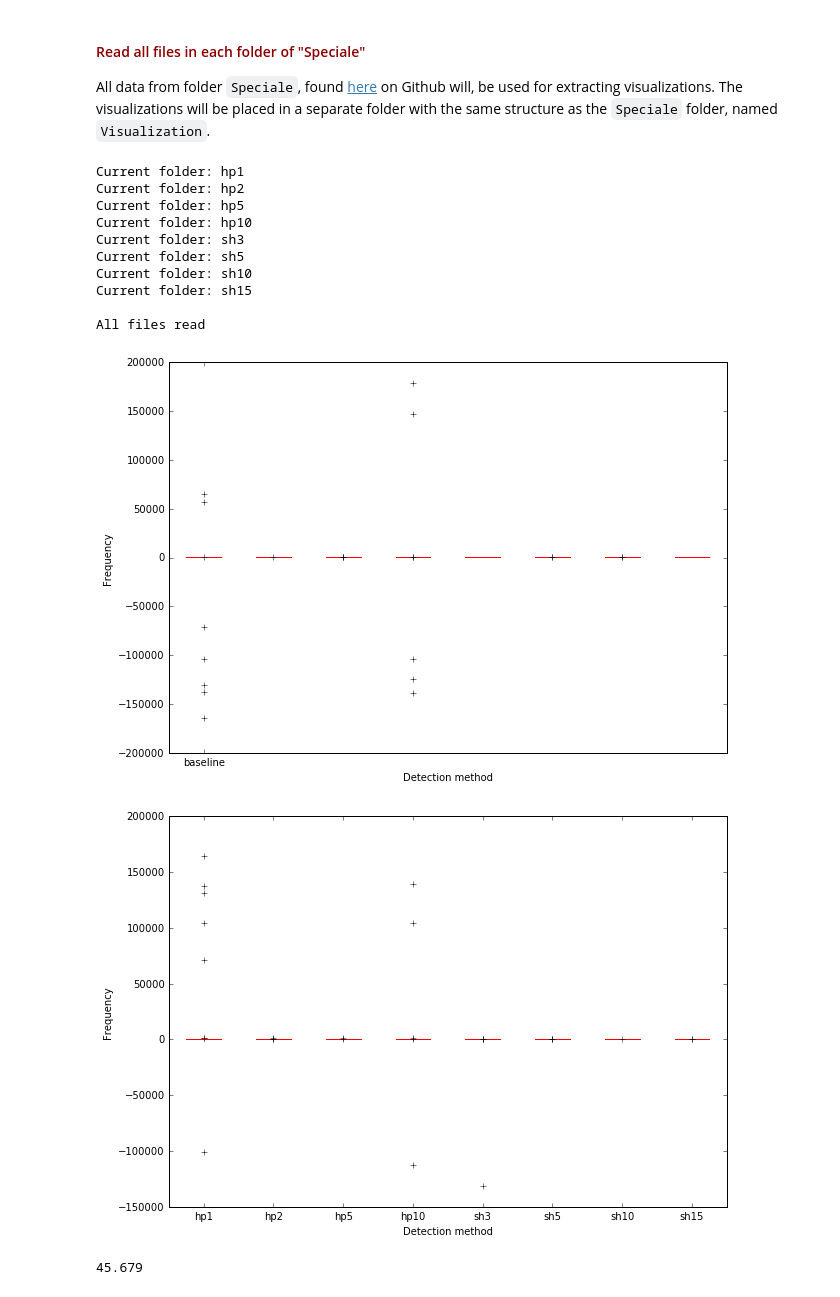
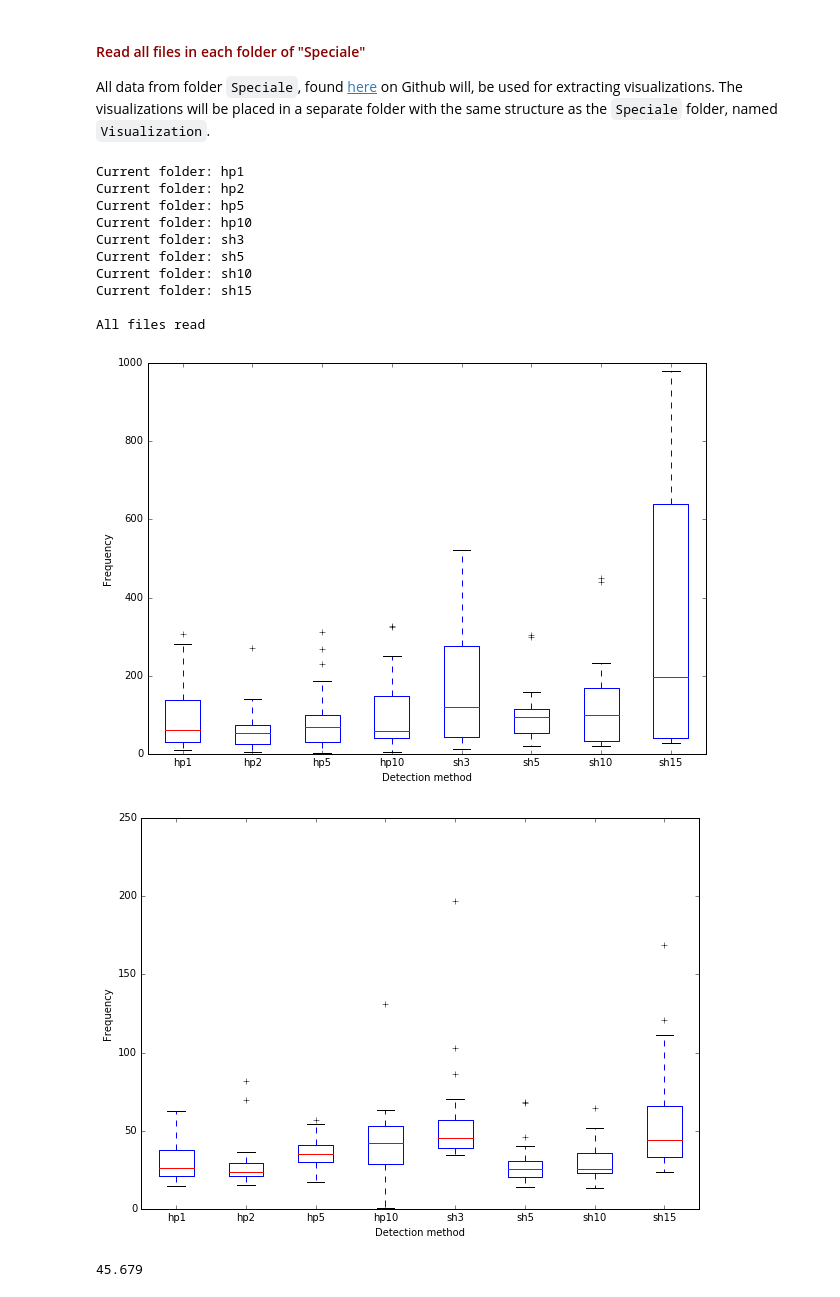
Before and after one commit to frksteenhoff/MSc-Sembach-Beuschau_Jun2017, a Jupyter notebook: DataExtractNManipulation.ipynb, the cells around one changed output. Saved outputs shown, nothing was run; the diff lists cells and outputs as text; code cells hidden in the pictures.

Commit message:
Added correct boxplots for time from start to detction and detection to shutdown

```diff
--- a/DataExtractNManipulation.ipynb
+++ b/DataExtractNManipulation.ipynb
@@ -208,15 +208,17 @@ def createFileSizeList(files, size_dict):
     return sizeList
 
 # Creating box plots and saving result to file
-def createBoxplot(plottingValues, labels, filename, plotTitle, xlabel, ylabel):
+def createBoxplot(plottingValues, labels, filename, plotTitle, xlabel, ylabel, y_lim):
     # Creating figure and setting plotting type
     pl.figure(figsize=(10,7))
     pl.boxplot(plottingValues)
 
     # Values - for ledgibility
-    #pl.title(plotTitle)
+    if titleOn:
+        pl.title(plotTitle)
     pl.xlabel(xlabel)
     pl.ylabel(ylabel)
+    pl.ylim([0,y_lim])
     # Label values
     pl.xticks(range(1,len(labels)+1), labels)
     chdir(pathToPlots)
@@ -387,39 +389,39 @@ for folder in folders[1:]:
 
     # Create 2-d list for boxplots - new and deleted files
     #boxplotDel.append(delLst)
     #boxplotNew.append(newLst)
     #delLst = []
     #newLst = []
 
 print "\nAll files read"
 
 # Creating and saving boxplots for deleted and new files
 #chdir(pathToPlots)
-#createBoxplot(boxplotDel, folders, 'delFiles', 'Boxplot for deleted files', 'Distribution', 'Value')
-#createBoxplot(boxplotNew, folders, 'newFiles', 'Boxplot for new files', 'Distribution', 'Value')
+#createBoxplot(boxplotDel, folders, 'delFiles', 'Boxplot for deleted files', 'Distribution', 'Value', 3500)
+#createBoxplot(boxplotNew, folders, 'newFiles', 'Boxplot for new files', 'Distribution', 'Value', 3500)
 #print "Box plots created:"
 
 # Creating and saving stacked bar plot for shutdown indication
 #createStackedBarPlot2Values(successShutdownCnt, failedShutdownCnt, folders[1:], 'shutdown', 'r')
 
 # Creating and saving box plot of time delta values
 # Start     -> detection
 # Detection -> shutdown
-createBoxplot(boxStartDet, folders[:1], 'time_start-detection', 'Boxplot of time from start to detection', 'Detection method', 'Frequency')
-createBoxplot(boxDetShut, folders[1:], 'time_detection-shutdown', 'Boxplot of time from detection to shutdown', 'Detection method', 'Frequency')
+createBoxplot(boxStartDet, folders[1:], 'time_start-detection', 'Boxplot of time from start to detection', 'Detection method', 'Frequency', 1000)
+createBoxplot(boxDetShut, folders[1:], 'time_detection-shutdown', 'Boxplot of time from detection to shutdown', 'Detection method', 'Frequency', 250)
 # %% [output]
 Current folder: hp1
 Current folder: hp2
 Current folder: hp5
 Current folder: hp10
 Current folder: sh3
 Current folder: sh5
 Current folder: sh10
 Current folder: sh15
 
 All files read
-[figure, old version]
+[figure, new version]
-[figure, old version]
+[figure, new version]
 # %%
 startDetTime.total_seconds()
 # %% [output]
```
Also changed, not shown: 2 other files.
